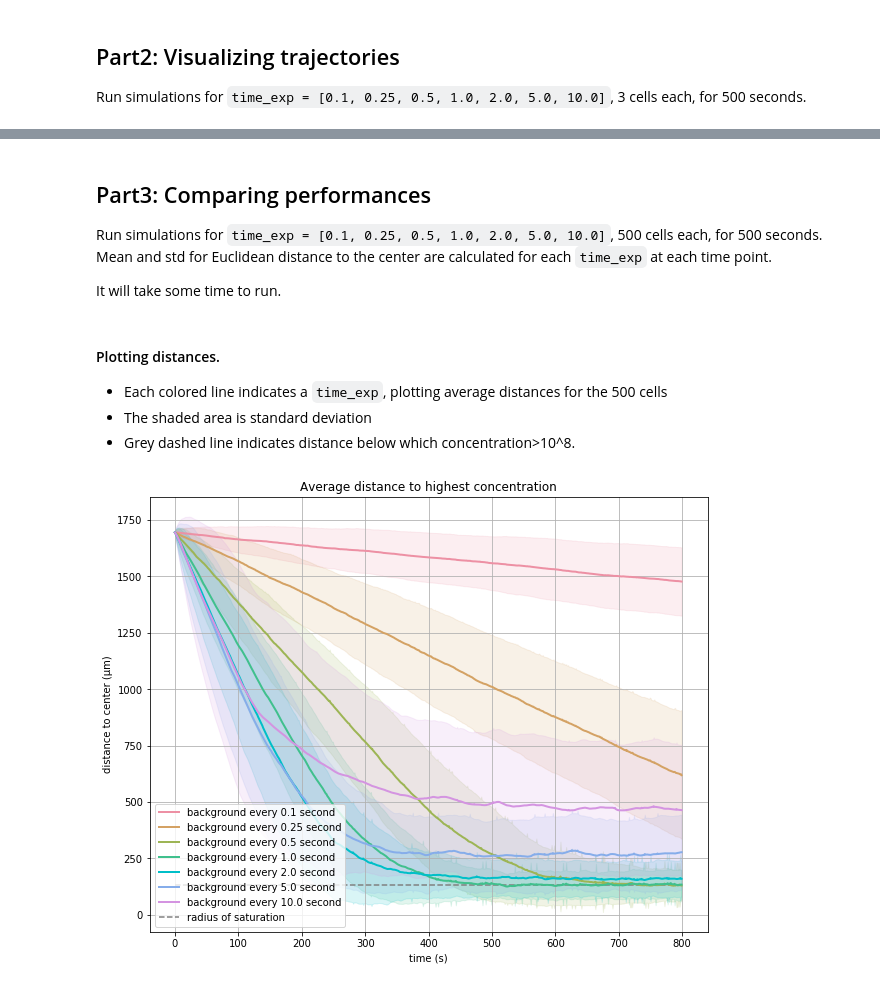
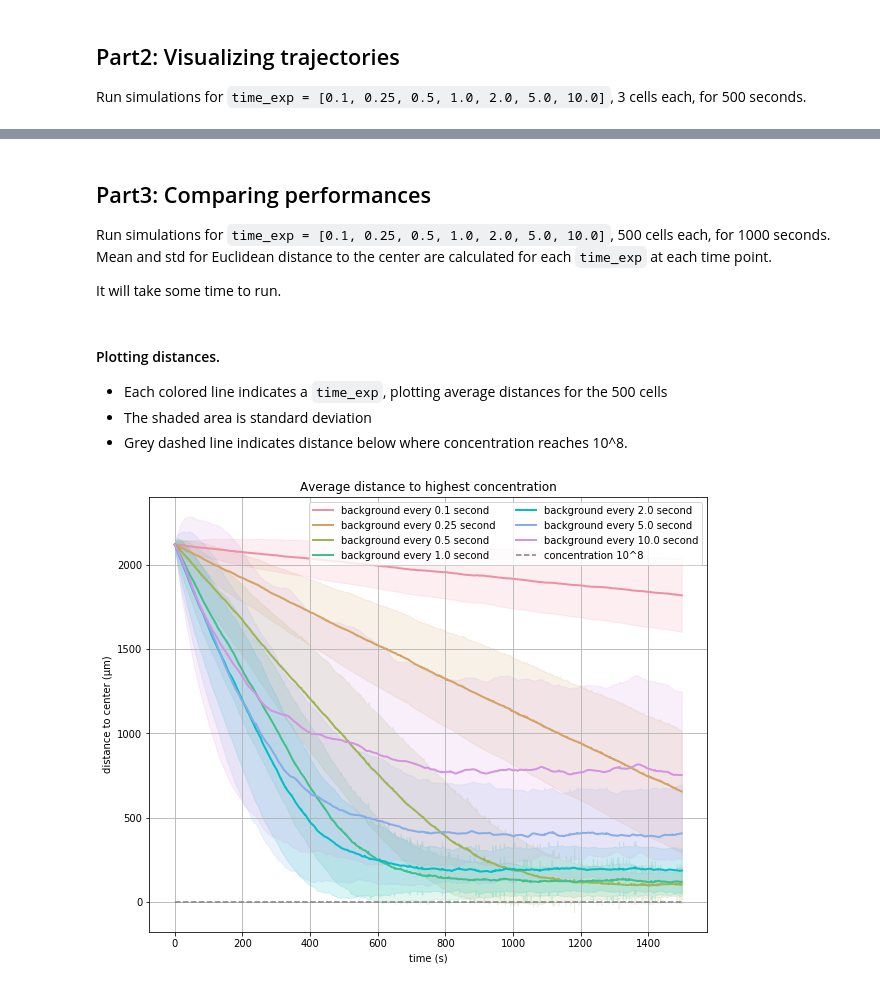
Before and after one commit to PurpleAvatar/multiscale_biological_modeling, a Jupyter notebook: downloads/downloadable/chemotaxis_walk.ipynb, the cells around one changed output, grey strips where cells are left out. Saved outputs shown, nothing was run; the diff lists cells and outputs as text; code cells hidden in the pictures.

```diff
--- a/downloads/downloadable/chemotaxis_walk.ipynb
+++ b/downloads/downloadable/chemotaxis_walk.ipynb
@@ -48,8 +48,8 @@ step_size, step_per_sec = speed * sec_per_step, 1.0 / sec_per_step
 
 #Model constants
 start = [0, 0]  #All cells start at [0, 0]
-ligand_center = [1200, 1200] #Position of highest concentration
-center_exponent, start_exponent = 8.5, 2
+ligand_center = [1500, 1500] #Position of highest concentration
+center_exponent, start_exponent = 8, 2
 origin_to_center = 0 #Distance from start to center, intialized here, will be actually calculated later
 saturation_conc = 10 ** 8 #From BNG model
 # %% [markdown]
@@ -179,8 +179,7 @@ Run simulations for `time_exp = [0.1, 0.25, 0.5, 1.0, 2.0, 5.0, 10.0]`, 3 cells
 # %%
 #Run simulation for 3 cells with different background tumbling frequencies, Plot path
 
-duration = 500   #seconds, duration of the simulation
-num_steps = duration * step_per_sec
+duration = 800   #seconds, duration of the simulation
 num_cells = 3
 origin_to_center = euclidean_distance(start, ligand_center) #Update the global constant
 time_exp = [0.1, 0.25, 0.5, 1.0, 2.0, 5.0, 10.0]
@@ -259,13 +258,12 @@ plt.show()
 # %% [markdown]
 ## Part3: Comparing performances
 
-Run simulations for `time_exp = [0.1, 0.25, 0.5, 1.0, 2.0, 5.0, 10.0]`, 500 cells each, for 500 seconds. Mean and std for Euclidean distance to the center are calculated for each `time_exp` at each time point.
+Run simulations for `time_exp = [0.1, 0.25, 0.5, 1.0, 2.0, 5.0, 10.0]`, 500 cells each, for 1000 seconds. Mean and std for Euclidean distance to the center are calculated for each `time_exp` at each time point.
 
 It will take some time to run.
 # %%
 #Run simulation for 500 cells with different background tumbling frequencies, Plot average distance to highest concentration point
-duration = 800   #seconds, duration of the simulation
-num_steps = duration * step_per_sec
+duration = 1500   #seconds, duration of the simulation
 num_cells = 500
 time_exp = [0.1, 0.25, 0.5, 1.0, 2.0, 5.0, 10.0]
 origin_to_center = euclidean_distance(start, ligand_center) #Update the global constant
@@ -289,27 +287,27 @@ all_dist_std = np.std(all_distance, axis = 1)
 
 - Each colored line indicates a `time_exp`, plotting average distances for the 500 cells
 - The shaded area is standard deviation
-- Grey dashed line indicates distance below which concentration>10^8.
+- Grey dashed line indicates distance below where concentration reaches 10^8.
 # %%
 #Below are all for plotting purposes
 #Define the colors to use
 colors = colorspace.qualitative_hcl(h=[0, 300.], c = 60, l = 70, pallete = "dynamic")(len(time_exp))
 
 xs = np.arange(0, duration)
 
 fig, ax = plt.subplots(1, figsize = (10, 8))
 
 for freq_i in range(len(time_exp)):
     mu, sig = all_dist_avg[freq_i], all_dist_std[freq_i]
     ax.plot(xs, mu, lw=2, label="background every {} second".format(time_exp[freq_i]), color=colors[freq_i])
     ax.fill_between(xs, mu + sig, mu - sig, color = colors[freq_i], alpha=0.15)
 
 ax.set_title("Average distance to highest concentration")
 ax.set_xlabel('time (s)')
 ax.set_ylabel('distance to center (µm)')
-ax.hlines(radius_saturation, 0, duration, colors='gray', linestyles='dashed', label='radius of saturation')
-ax.legend(loc='lower left')
+ax.hlines(radius_saturation, 0, duration, colors='gray', linestyles='dashed', label='concentration 10^8')
+ax.legend(loc='upper right', ncol = 2)
 
 ax.grid()
 # %% [output]
-[figure, old version]
+[figure, new version]
```
Also changed, not shown: parts of 4 cells of this notebook, 2 other files.
